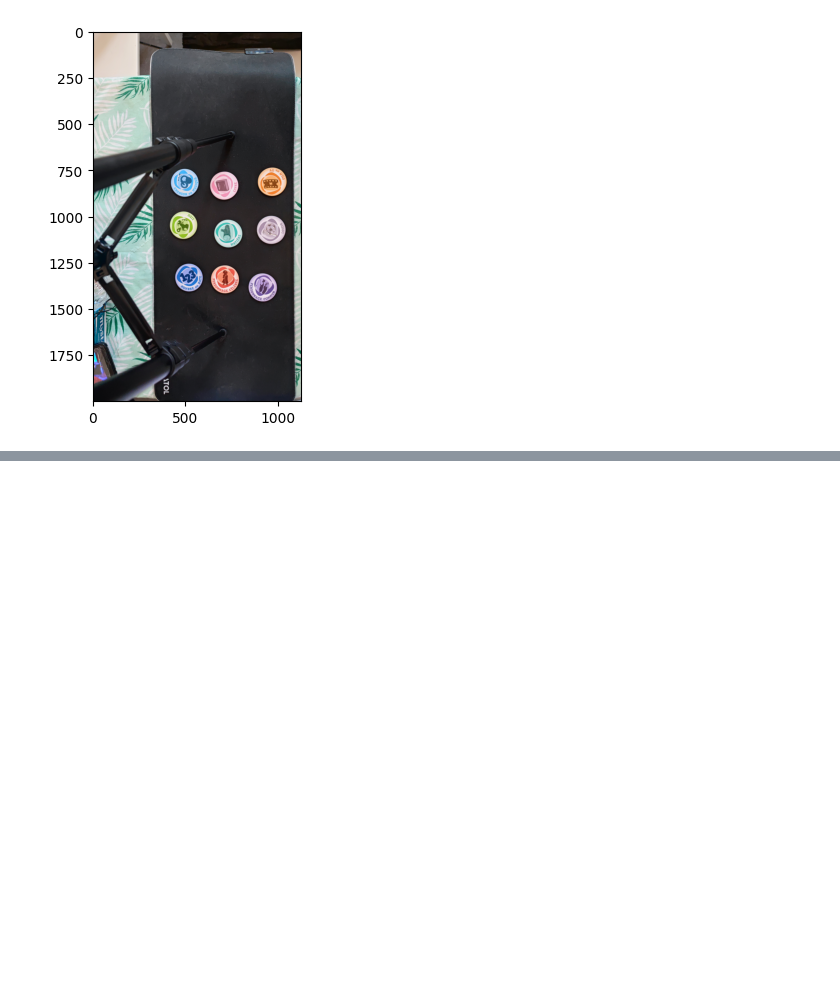
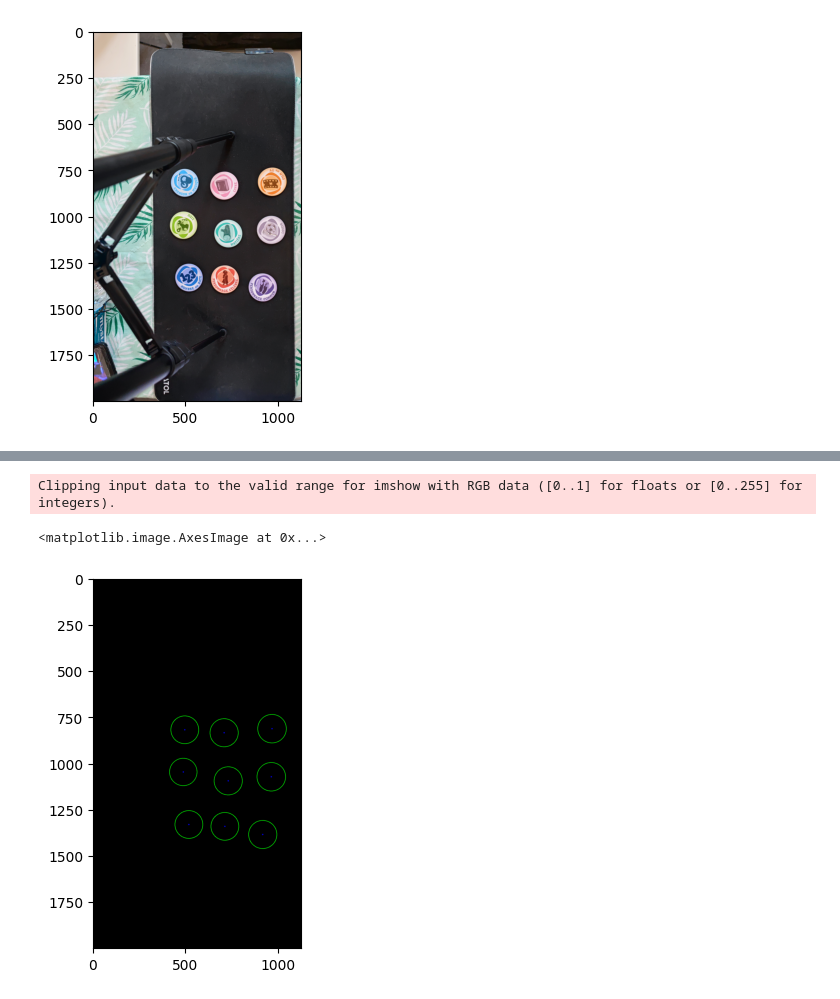
Before and after one commit to Florent-Git/mysteres-vision, a Jupyter notebook: floshie.ipynb, the cells around one changed output, grey strips where cells are left out. Saved outputs shown, nothing was run; the diff lists cells and outputs as text; code cells hidden in the pictures; blank space fills up the shorter version.

```diff
--- a/floshie.ipynb
+++ b/floshie.ipynb
@@ -58,0 +62,14 @@ plt.imshow(mv1_eroded, cmap="Grays")
+# %%
+img_black = np.zeros(m1_o.shape)
+
+circles = np.uint16(np.around(m1_circles))
+for i in circles[0,:]:
+    # draw the outer circle
+    cv.circle(img_black,(i[0],i[1]),i[2],(0,255,0),2)
+    # draw the center of the circle
+    cv.circle(img_black,(i[0],i[1]),2,(0,0,255),3)
+plt.imshow(img_black)
+# %% [output]
+Clipping input data to the valid range for imshow with RGB data ([0..1] for floats or [0..255] for integers).
+<matplotlib.image.AxesImage at 0x...>
+[figure, added]
```
Also changed, not shown: parts of 13 cells of this notebook.
